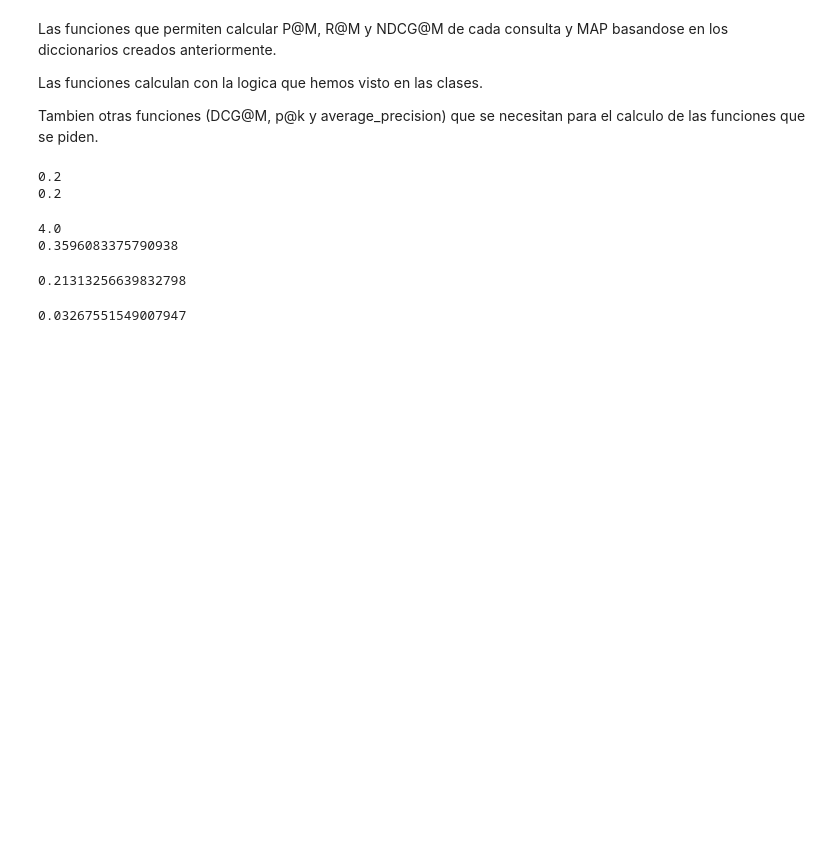
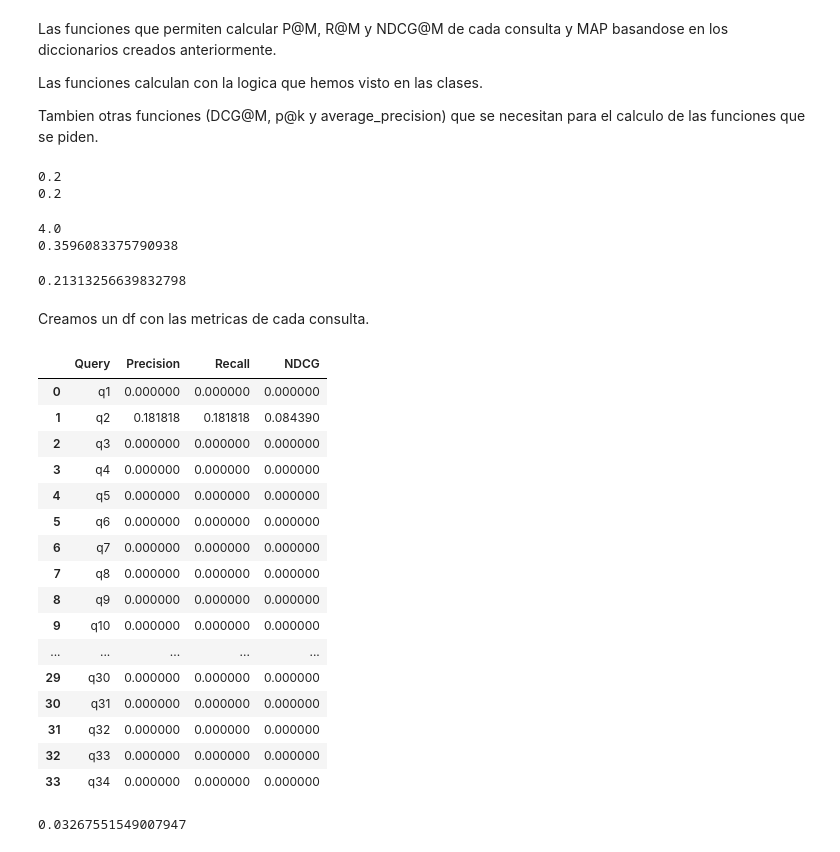
Before and after one commit to Tomas1307/NLP, a Jupyter notebook: HW01/punto_3.ipynb, the cells around one changed output. Cells and saved outputs as stored; diff of their text form; code cells hidden in the pictures; blank space fills up the shorter version.

```diff
--- a/HW01/punto_3.ipynb
+++ b/HW01/punto_3.ipynb
@@ -435,6 +427,44 @@ def average_precision(query):
 average_precision("q11")
 # %% [output]
 0.21313256639832798
+# %% [markdown]
+Creamos un df con las metricas de cada consulta.
+# %%
+df = pd.DataFrame(columns=['Query', 'Precision', 'Recall', 'NDCG'])
+
+rows = []
+
+for i in range(1, queries_df.shape[0]):
+    query = "q" + str(i)
+    row = {
+        'Query': query,
+        'Precision': precision_at_m(query),
+        'Recall': recall_at_m(query),
+        'NDCG': ndcg_at_m(query)
+    }
+    rows.append(row)
+
+df = pd.concat([df, pd.DataFrame(rows)], ignore_index=True)
+# %%
+df
+# %% [output]
+|  | Query | Precision | Recall | NDCG |
+| 0 | q1 | 0.000000 | 0.000000 | 0.000000 |
+| 1 | q2 | 0.181818 | 0.181818 | 0.084390 |
+| 2 | q3 | 0.000000 | 0.000000 | 0.000000 |
+| 3 | q4 | 0.000000 | 0.000000 | 0.000000 |
+| 4 | q5 | 0.000000 | 0.000000 | 0.000000 |
+| 5 | q6 | 0.000000 | 0.000000 | 0.000000 |
+| 6 | q7 | 0.000000 | 0.000000 | 0.000000 |
+| 7 | q8 | 0.000000 | 0.000000 | 0.000000 |
+| 8 | q9 | 0.000000 | 0.000000 | 0.000000 |
+| 9 | q10 | 0.000000 | 0.000000 | 0.000000 |
+| ... | ... | ... | ... | ... |
+| 29 | q30 | 0.000000 | 0.000000 | 0.000000 |
+| 30 | q31 | 0.000000 | 0.000000 | 0.000000 |
+| 31 | q32 | 0.000000 | 0.000000 | 0.000000 |
+| 32 | q33 | 0.000000 | 0.000000 | 0.000000 |
+| 33 | q34 | 0.000000 | 0.000000 | 0.000000 |
 # %%
 def MAP ():
     map_value = 0
```
Also changed, not shown: parts of 5 cells of this notebook.
